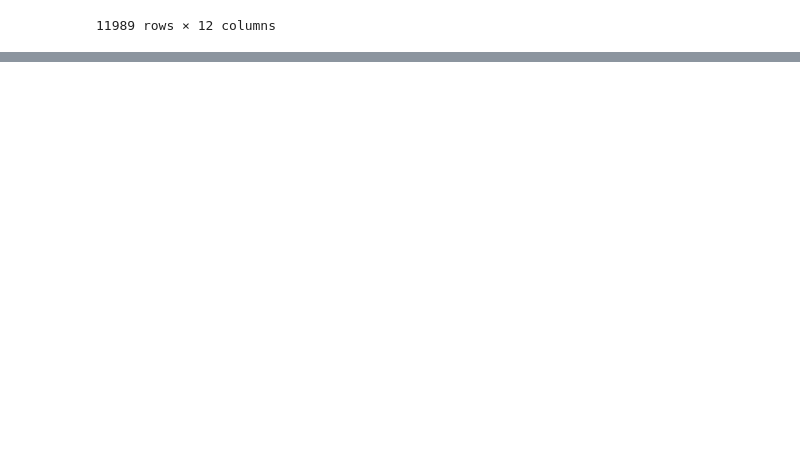
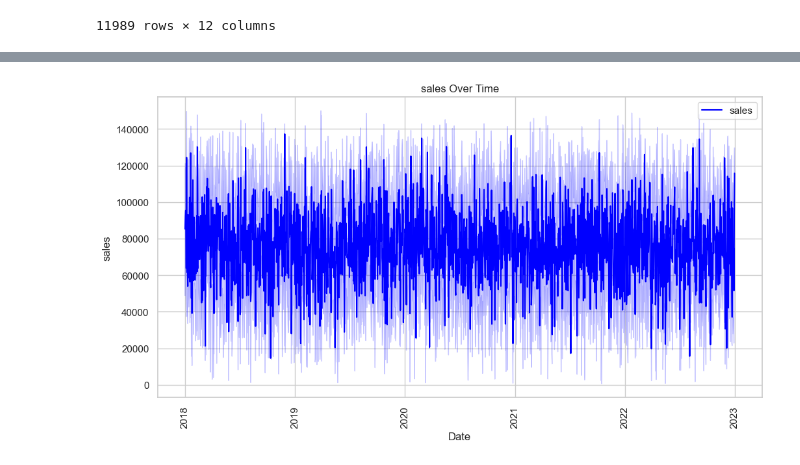
Before and after one commit to OUM124/Analysis-of-the-Campaign-Marketing, a Jupyter notebook: part1.ipynb, the cells around one changed output, grey strips where cells are left out. Cells and saved outputs as stored; diff of their text form; code cells hidden in the pictures; blank space fills up the shorter version.

```diff
--- a/part1.ipynb
+++ b/part1.ipynb
@@ -515,0 +516,15 @@ plt.show()
+# %%
+# Assuming data is your DataFrame
+df = data.sort_values('date')
+sns.set(style="whitegrid") # Setting the style to whitegrid for a clean background
+plt.figure(figsize=(12, 6)) # Setting the figure size
+sns.lineplot(data=df, x='date', y='sales', label='sales', color='blue')
+
+# Adding labels and title
+plt.xlabel('Date')
+plt.ylabel('sales')
+plt.title('sales Over Time')
+plt.xticks(rotation=90)
+plt.show()
+# %% [output]
+[figure, added]
```
Also changed, not shown: parts of 9 cells of this notebook.
